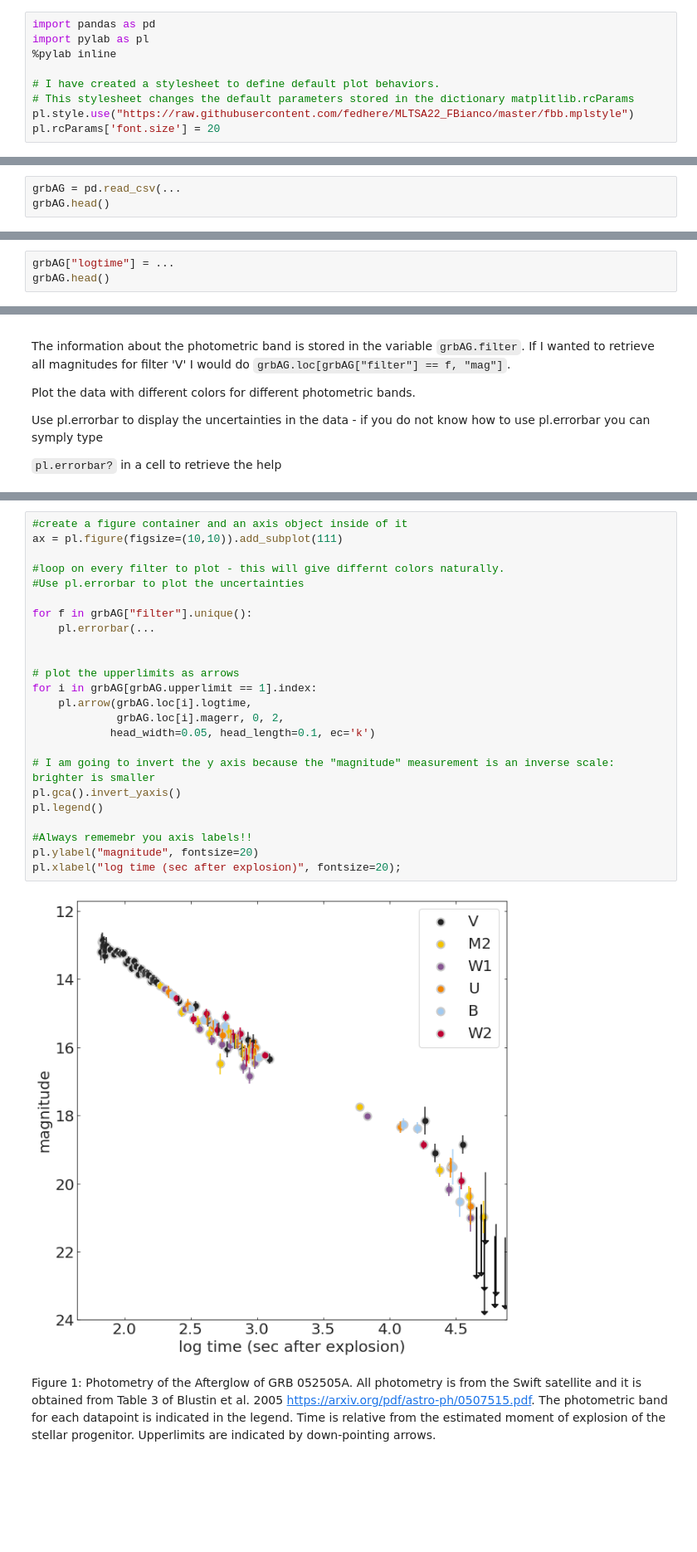
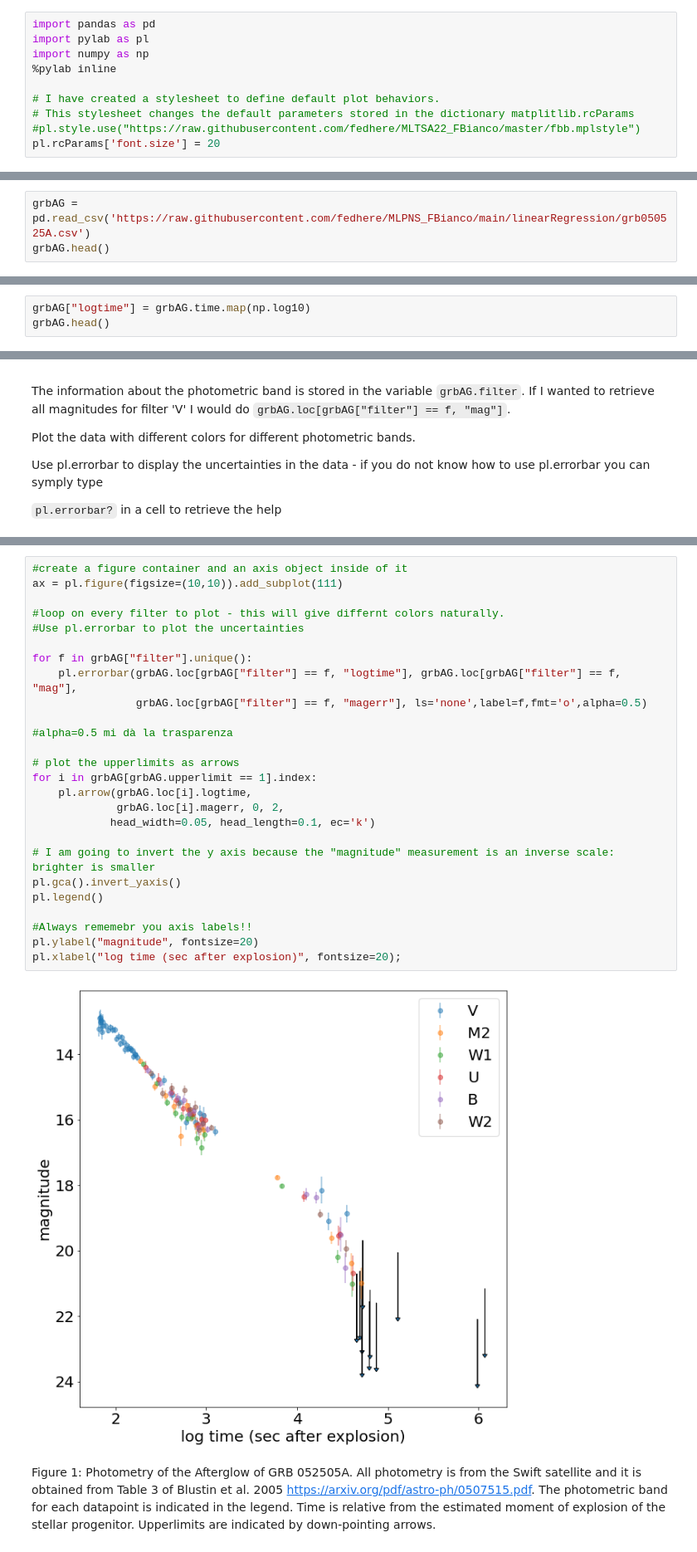
Before and after one commit to Anna-Battaglia/MLPNS_ABattaglia, a Jupyter notebook: Copia_di_FittingLineToGRBAfterglows_instructions.ipynb, the cells around one changed output, grey strips where cells are left out. Shown at 83% size. Cells and saved outputs as stored; diff of their text form; blank space fills up the shorter version.

```diff
--- a/Copia_di_FittingLineToGRBAfterglows_instructions.ipynb
+++ b/Copia_di_FittingLineToGRBAfterglows_instructions.ipynb
@@ -31,11 +31,12 @@ _About GRB Afterglows_
 # %%
 import pandas as pd
 import pylab as pl
+import numpy as np
 %pylab inline
 
 # I have created a stylesheet to define default plot behaviors.
 # This stylesheet changes the default parameters stored in the dictionary matplitlib.rcParams
-pl.style.use("https://raw.githubusercontent.com/fedhere/MLTSA22_FBianco/master/fbb.mplstyle")
+#pl.style.use("https://raw.githubusercontent.com/fedhere/MLTSA22_FBianco/master/fbb.mplstyle")
 pl.rcParams['font.size'] = 20
 # %% [output]
 Populating the interactive namespace from numpy and matplotlib
@@ -45,7 +46,7 @@ I am reading the data with Pandas. Pandas has excellent utilities for input-outp
 
 find the link to the *raw* input file on github in the HW1 folder https://github.com/fedhere/MLTSA_FBianco/tree/master/HW1
 # %%
-grbAG = pd.read_csv(...
+grbAG = pd.read_csv('https://raw.githubusercontent.com/fedhere/MLPNS_FBianco/main/linearRegression/grb050525A.csv')
 grbAG.head()
 # %% [output]
 |  | filter | time | mag | magerr | upperlimit |
@@ -63,7 +64,7 @@ We will fit a line in log space. The magnitude column I gave you is the logarith
 
 If you have trouble with this look at this gist https://gist.github.com/fedhere/42956d318347def627f6ad750c3eee9a
 # %%
-grbAG["logtime"] = ...
+grbAG["logtime"] = grbAG.time.map(np.log10)
 grbAG.head()
 # %% [output]
 |  | filter | time | mag | magerr | upperlimit | logtime |
@@ -88,29 +89,31 @@ pl.errorbar?
 # %%
 #create a figure container and an axis object inside of it
 ax = pl.figure(figsize=(10,10)).add_subplot(111)
 
 #loop on every filter to plot - this will give differnt colors naturally.
 #Use pl.errorbar to plot the uncertainties
 
 for f in grbAG["filter"].unique():
-    pl.errorbar(...
+    pl.errorbar(grbAG.loc[grbAG["filter"] == f, "logtime"], grbAG.loc[grbAG["filter"] == f, "mag"],
+                grbAG.loc[grbAG["filter"] == f, "magerr"], ls='none',label=f,fmt='o',alpha=0.5)
 
+#alpha=0.5 mi dà la trasparenza
 
 # plot the upperlimits as arrows
 for i in grbAG[grbAG.upperlimit == 1].index:
     pl.arrow(grbAG.loc[i].logtime,
              grbAG.loc[i].magerr, 0, 2,
             head_width=0.05, head_length=0.1, ec='k')
 
 # I am going to invert the y axis because the "magnitude" measurement is an inverse scale: brighter is smaller
 pl.gca().invert_yaxis()
 pl.legend()
 
 #Always rememebr you axis labels!!
 pl.ylabel("magnitude", fontsize=20)
 pl.xlabel("log time (sec after explosion)", fontsize=20);
 # %% [output]
-[figure, old version]
+[figure, new version]
 # %% [markdown]
 Figure 1: Photometry of the Afterglow of GRB 052505A. All photometry is from the Swift satellite and it is obtained from Table 3 of Blustin et al. 2005 https://arxiv.org/pdf/astro-ph/0507515.pdf. The photometric band for each datapoint is indicated in the legend. Time is relative from the estimated moment of explosion of the stellar progenitor. Upperlimits are indicated by down-pointing arrows.
 # %% [markdown]
```
Also changed, not shown: parts of 10 cells of this notebook.
